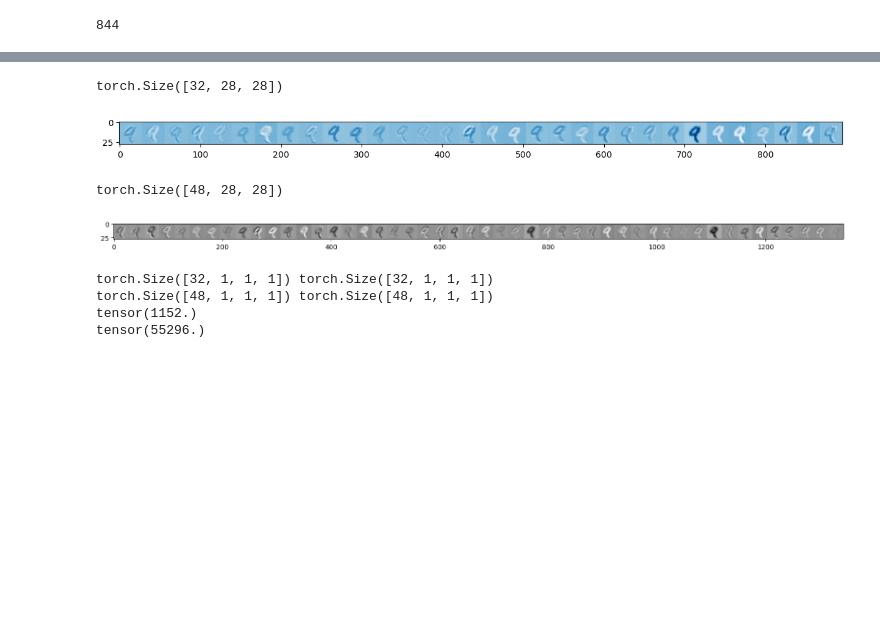
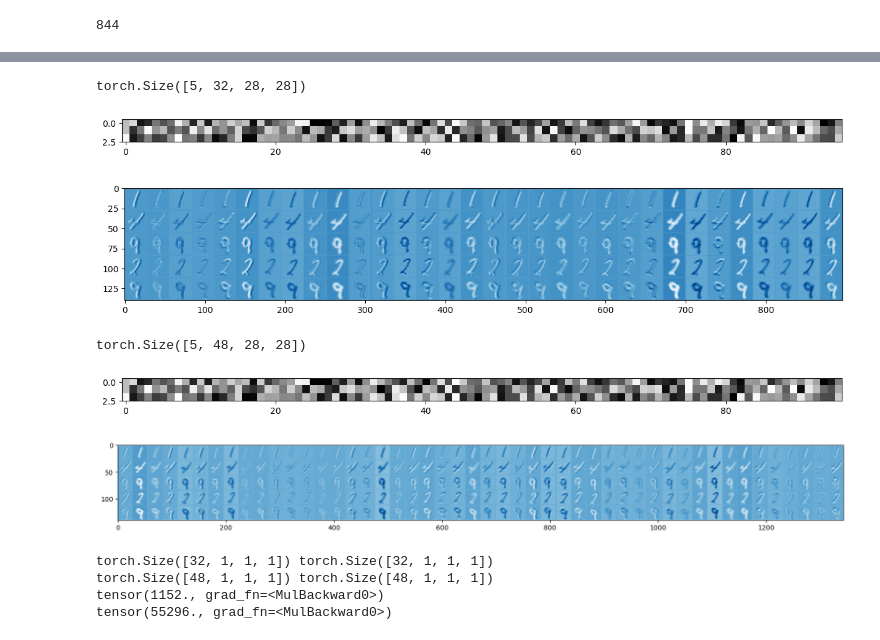
Before and after one commit to adishourya/SelfcompressingAttention, a Jupyter notebook: scratchpad/compressing/ConvolutionCompressing.ipynb, the cells around one changed output, grey strips where cells are left out. Cells and saved outputs as stored; diff of their text form; code cells hidden in the pictures; blank space fills up the shorter version.

```diff
--- a/scratchpad/compressing/ConvolutionCompressing.ipynb
+++ b/scratchpad/compressing/ConvolutionCompressing.ipynb
@@ -81,50 +82,61 @@ class Qconv(torch.nn.Module):
         tively, and b(i,l) is the bit depth of output channel i of layer l.
         """
         prods = torch.as_tensor(self.weight.shape[1:])
-        size = torch.mul_reduce(prods) *  torch.relu(torch.sum(self.depth_bit))
+        size = torch.mul_reduce(prods) *  torch.sum(torch.relu(self.depth_bit))
         return size
 
     # @staticmethod
-    def _init_weight(self,x):
+    def _init_weight(self,x,b):
         x_upscaled = x/torch.exp2(self.exp_bit)
-        half = torch.exp2(self.depth_bit -1)
+        half = torch.exp2(b -1)
         x_clipped = torch.clip(x_upscaled,-1*half,half-1)
         x_round = torch.steRound(x_clipped)
         return torch.exp2(self.exp_bit) * x_round
 
     def __call__(self,x):
         # quantize every forward pass
-        W = self._init_weight(self.weight)
+        b = torch.relu(self.depth_bit)
+        W = self._init_weight(self.weight,b)
+        # assert self.weight.shape==W.shape
         # valid padding or should we do same.. paper does not say
         return torch.nn.functional.conv2d(x,W,padding=1)
 # %%
 # example convolution (simple unit testing...)
 #exemplar forward pass without pooling
-input_img = img[0] # 1,28,28
+input_img = img[:5] # 1,28,28
 qconv_layer1 = Qconv(1,32)
 qconv_layer2 = Qconv(32,48)
 
 out1 = qconv_layer1(input_img)
 out2 = qconv_layer2(out1)
 
 print(out1.shape)
-out_plot1 = einops.rearrange(out1,"c h w -> h (c w)")
-out_plot2 = einops.rearrange(out2,"c h w -> h (c w)")
+out_plot1 = einops.rearrange(out1,"b c h w -> (b h) (c w)")
+out_plot2 = einops.rearrange(out2,"b c h w -> (b h) (c w)")
 
+plt.figure(figsize=(15,8))
+kernels1 = einops.rearrange(qconv_layer1.weight.detach(),"out_ch 1 k1 k2 -> k1 (out_ch k2)")
+plt.imshow(kernels1,cmap="gray")
+plt.show()
 plt.figure(figsize=(15,8))
 plt.imshow(out_plot1.detach(),cmap="Blues")
 plt.show()
 # %% [output]
-torch.Size([32, 28, 28])
+torch.Size([5, 32, 28, 28])
-[figure, old version]
+[figure, new version]
+[figure, added]
 # %%
 print(out2.shape)
+kernels2 = einops.rearrange(qconv_layer1.weight.detach(),"out_ch 1 k1 k2 -> k1 (out_ch k2)")
+plt.figure(figsize=(15,8))
+plt.imshow(kernels2,cmap="gray")
 plt.figure(figsize=(20,8))
-plt.imshow(out_plot2.detach(),cmap="gray")
+plt.imshow(out_plot2.detach(),cmap="Blues")
 plt.show()
 # %% [output]
-torch.Size([48, 28, 28])
+torch.Size([5, 48, 28, 28])
-[figure, old version]
+[figure, new version]
+[figure, added]
 # %%
 # their {exp,depth}_bits... should be 1 per out filter
 print(qconv_layer1.exp_bit.shape, qconv_layer1.depth_bit.shape)
@@ -136,8 +148,8 @@ print(qconv_layer2.size_layer())
 # %% [output]
 torch.Size([32, 1, 1, 1]) torch.Size([32, 1, 1, 1])
 torch.Size([48, 1, 1, 1]) torch.Size([48, 1, 1, 1])
-tensor(1152.)
-tensor(55296.)
+tensor(1152., grad_fn=<MulBackward0>)
+tensor(55296., grad_fn=<MulBackward0>)
 # %%
 class QconvModel(torch.nn.Module):
     def __init__(self):
```
Also changed, not shown: parts of 11 cells of this notebook.
